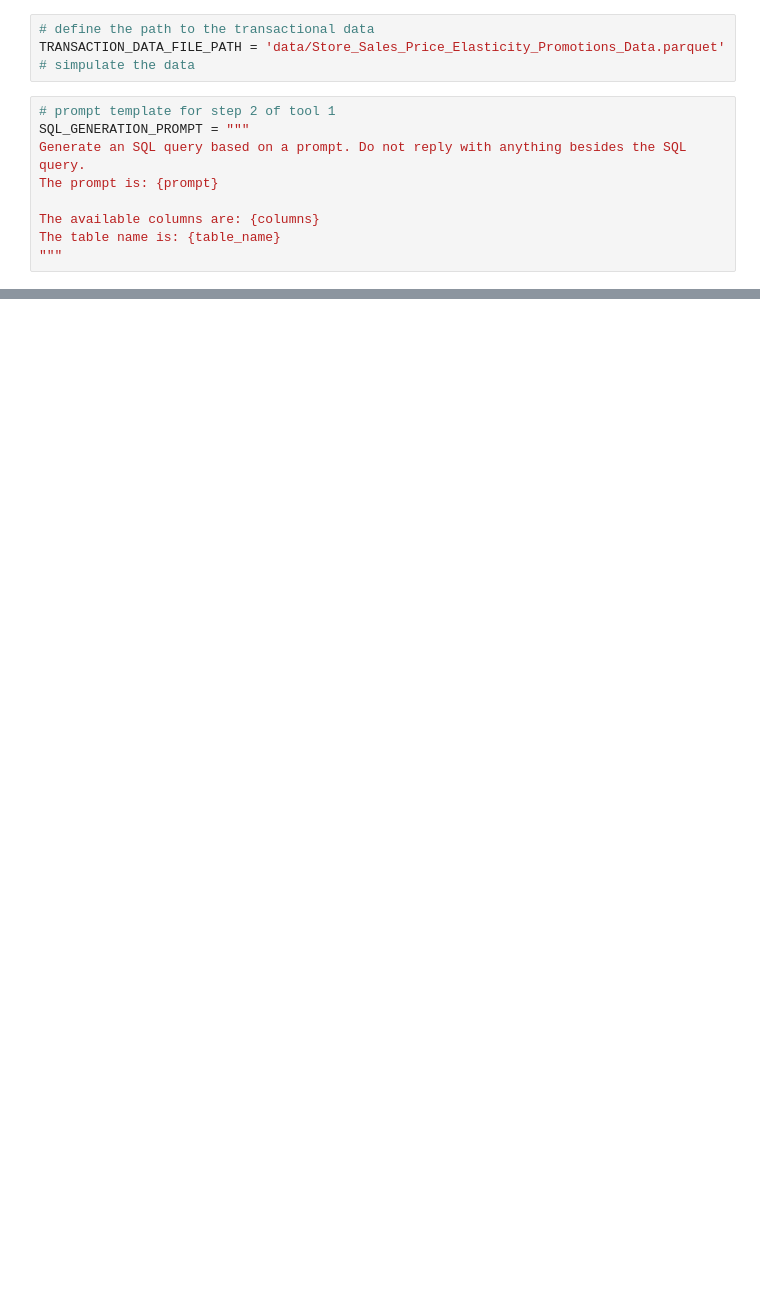
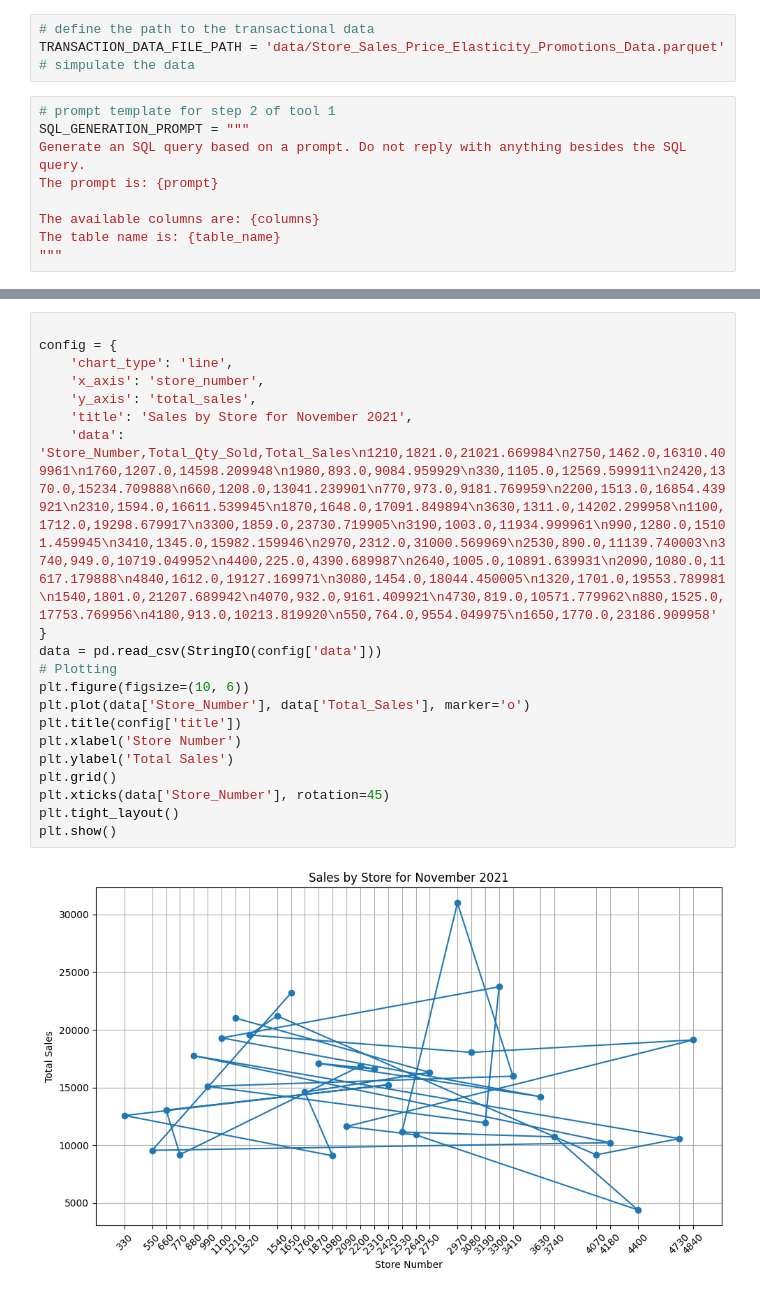
Before and after one commit to nitinsb/GenAI-Practice, a Jupyter notebook: evaluation/Building_agents.ipynb, the cells around one changed output, grey strips where cells are left out. Drawn from its saved outputs; the diff is of its cells as text; blank space fills up the shorter version.

```diff
--- a/evaluation/Building_agents.ipynb
+++ b/evaluation/Building_agents.ipynb
@@ -97,0 +431,22 @@ The table name is: {table_name}
+# %%
+
+config = {
+    'chart_type': 'line',
+    'x_axis': 'store_number',
+    'y_axis': 'total_sales',
+    'title': 'Sales by Store for November 2021',
+    'data': 'Store_Number,Total_Qty_Sold,Total_Sales\n1210,1821.0,21021.669984\n2750,1462.0,16310.409961\n1760,1207.0,14598.209948\n1980,893.0,9084.959929\n330,1105.0,12569.599911\n2420,1370.0,15234.709888\n660,1208.0,13041.239901\n770,973.0,9181.769959\n2200,1513.0,16854.439921\n2310,1594.0,16611.539945\n1870,1648.0,17091.849894\n3630,1311.0,14202.299958\n1100,1712.0,19298.679917\n3300,1859.0,23730.719905\n3190,1003.0,11934.999961\n990,1280.0,15101.459945\n3410,1345.0,15982.159946\n2970,2312.0,31000.569969\n2530,890.0,11139.740003\n3740,949.0,10719.049952\n4400,225.0,4390.689987\n2640,1005.0,10891.639931\n2090,1080.0,11617.179888\n4840,1612.0,19127.169971\n3080,1454.0,18044.450005\n1320,1701.0,19553.789981\n1540,1801.0,21207.689942\n4070,932.0,9161.409921\n4730,819.0,10571.779962\n880,1525.0,17753.769956\n4180,913.0,10213.819920\n550,764.0,9554.049975\n1650,1770.0,23186.909958'
+}
+data = pd.read_csv(StringIO(config['data']))
+# Plotting
+plt.figure(figsize=(10, 6))
+plt.plot(data['Store_Number'], data['Total_Sales'], marker='o')
+plt.title(config['title'])
+plt.xlabel('Store Number')
+plt.ylabel('Total Sales')
+plt.grid()
+plt.xticks(data['Store_Number'], rotation=45)
+plt.tight_layout()
+plt.show()
+# %% [output]
+[figure, added]
```
Also changed, not shown: parts of 30 cells of this notebook, 2 other files.
